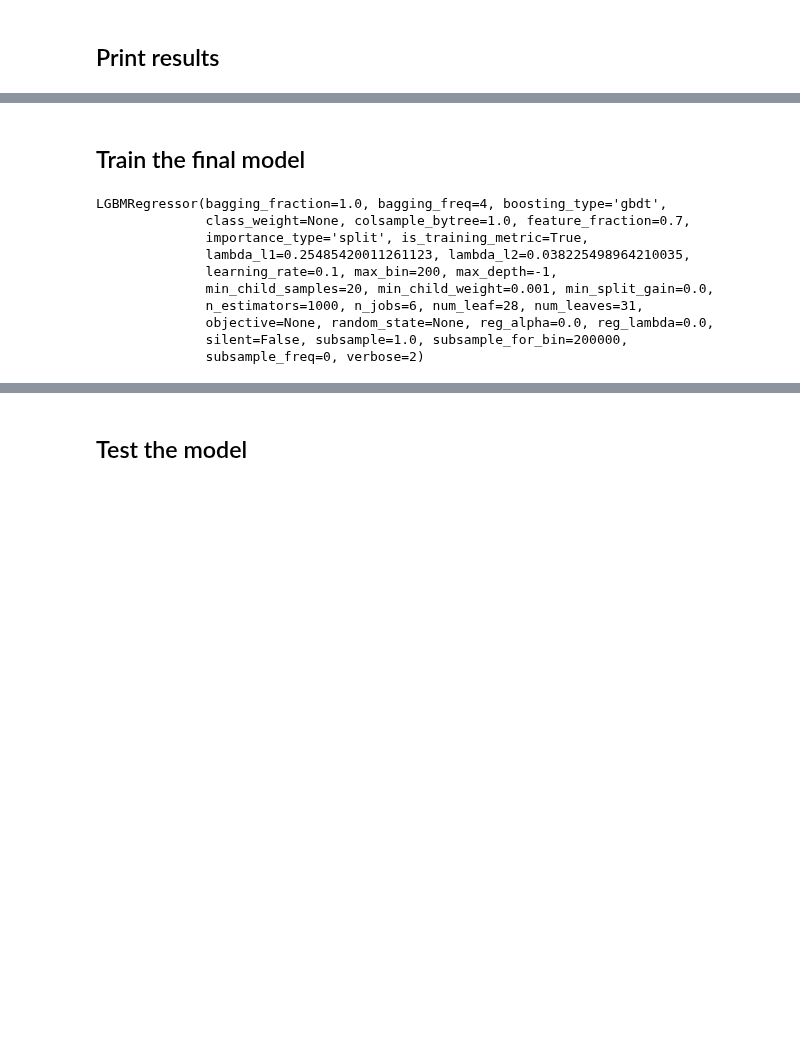
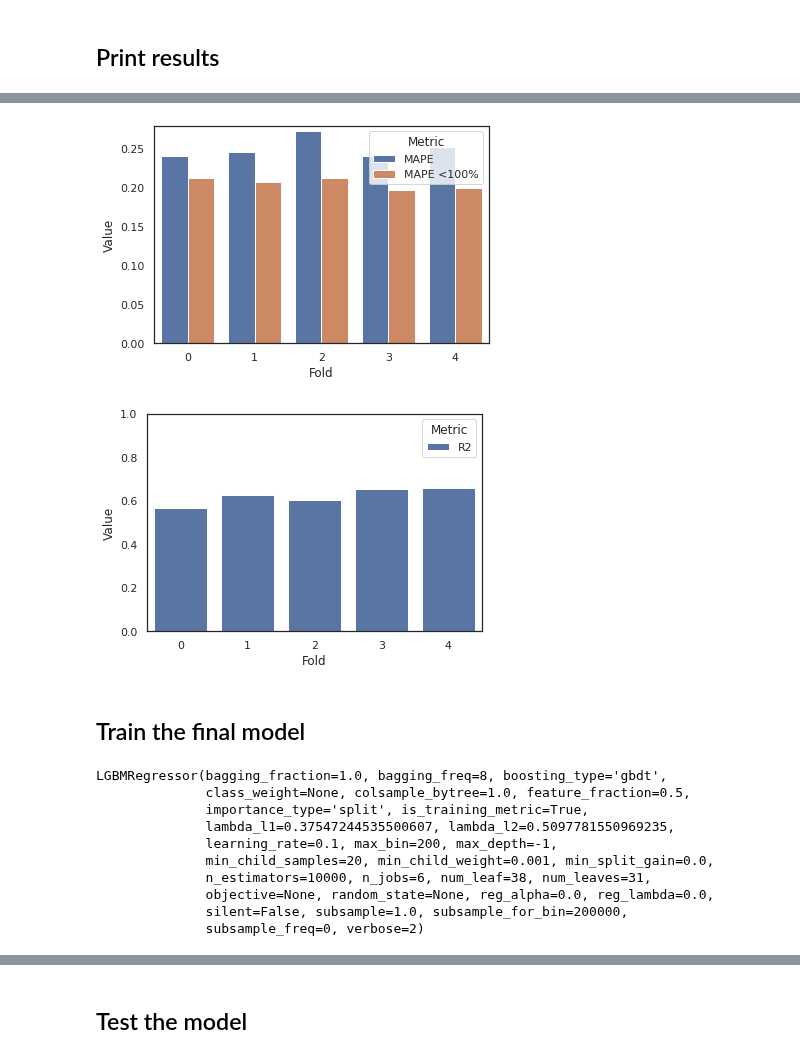
Before and after one commit to rboghe/cened, a Jupyter notebook: cened_merged_ml.ipynb, the cells around one changed output, grey strips where cells are left out. Cells and saved outputs as stored; diff of their text form; code cells hidden in the pictures; blank space fills up the shorter version.

```diff
--- a/cened_merged_ml.ipynb
+++ b/cened_merged_ml.ipynb
@@ -375,7 +404,7 @@ print(random_search.best_score_)
 # %%
 # Create a results df
 cv_df = pd.DataFrame(random_search.cv_results_)
-cv_df = cv_df.sort_values(by = ['rank_test_score']).reset_index()
+cv_df = cv_df.sort_values(by = ['rank_test_MAPE']).reset_index()
 
 # Filter columns
 res_cols = [col for col in cv_df if col.startswith('split')]
@@ -394,17 +433,32 @@ split4_test_score   -0.364381
 Name: 0, dtype: object
+# %%
+df = pd.DataFrame(best_res[res_cols])
+df = df.rename(columns = {0:'Value'})
+df['Fold'] = df.index.str[5:6]
+df['Metric'] = df.index.str[12:]
+df['Value'] = np.where(df['Metric'] == 'R2', df['Value'], df['Value'] * -1)
+ax = sns.barplot(x='Fold', y="Value", hue="Metric", data = df[df['Metric'] != 'R2'])
+ax.set(ylim = (0, 0.28))
+plt.show()
+ax = sns.barplot(x='Fold', y="Value", hue="Metric", data = df[df['Metric'] == 'R2'])
+ax.set(ylim = (0, 1))
+plt.show()
+# %% [output]
+[figure, added]
+[figure, added]
 # %% [markdown]
 ## Train the final model
 # %%
-light = LGBMRegressor(n_estimators = 1000, silent = False, verbose = 2, is_training_metric = True, n_jobs = 6)
+light = LGBMRegressor(n_estimators = 10000, silent = False, verbose = 2, is_training_metric = True, n_jobs = 6)
 light.set_params(**random_search.best_params_)
 # %% [output]
-LGBMRegressor(bagging_fraction=1.0, bagging_freq=4, boosting_type='gbdt',
-              class_weight=None, colsample_bytree=1.0, feature_fraction=0.7,
+LGBMRegressor(bagging_fraction=1.0, bagging_freq=8, boosting_type='gbdt',
+              class_weight=None, colsample_bytree=1.0, feature_fraction=0.5,
               importance_type='split', is_training_metric=True,
-              lambda_l1=0.25485420011261123, lambda_l2=0.038225498964210035,
+              lambda_l1=0.37547244535500607, lambda_l2=0.5097781550969235,
               learning_rate=0.1, max_bin=200, max_depth=-1,
               min_child_samples=20, min_child_weight=0.001, min_split_gain=0.0,
-              n_estimators=1000, n_jobs=6, num_leaf=28, num_leaves=31,
+              n_estimators=10000, n_jobs=6, num_leaf=38, num_leaves=31,
               objective=None, random_state=None, reg_alpha=0.0, reg_lambda=0.0,
               silent=False, subsample=1.0, subsample_for_bin=200000,
               subsample_freq=0, verbose=2)
```
Also changed, not shown: parts of 52 cells of this notebook.
